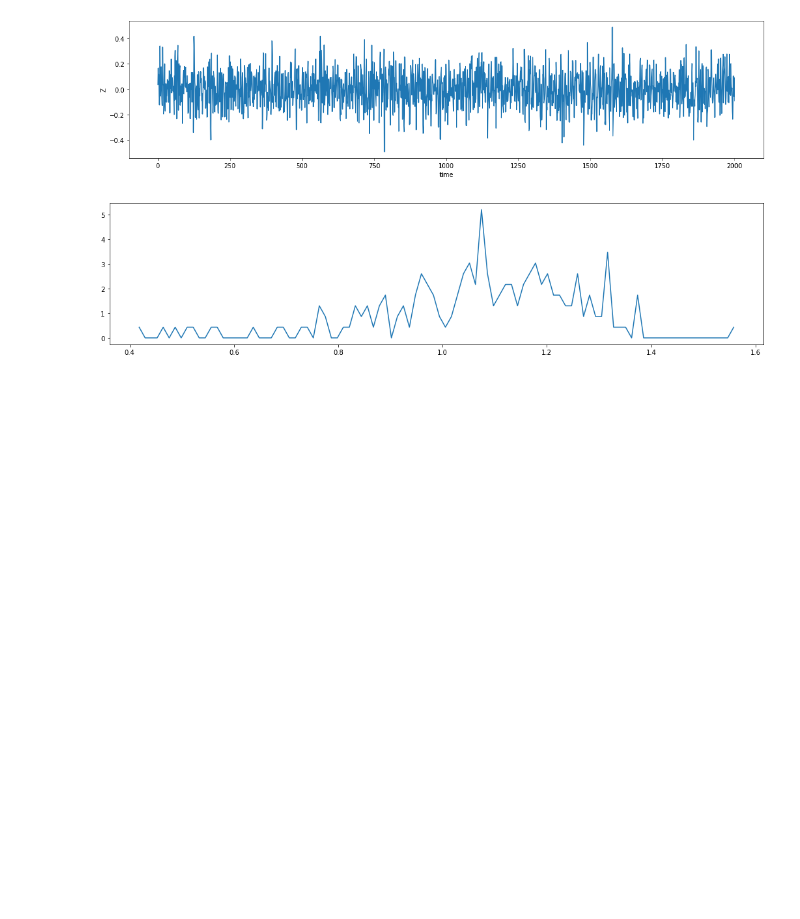
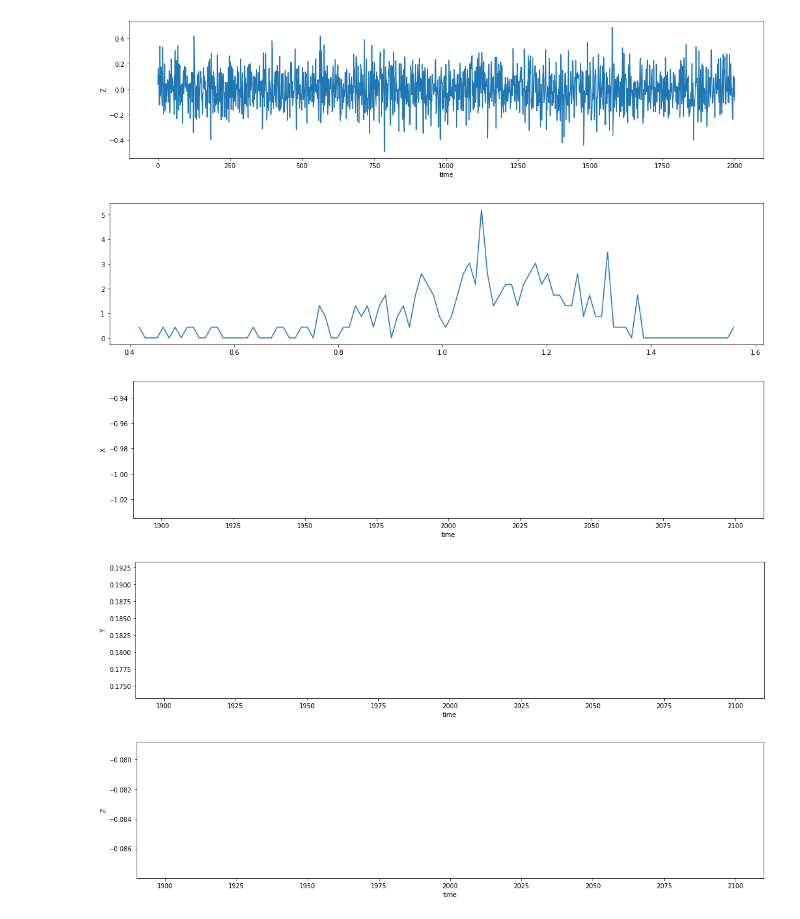
Before and after one commit to uibcdf/REMD_testbed, a Jupyter notebook: REMD_DP_rutina.ipynb, the cells around one changed output. Cells and saved outputs as stored; diff of their text form; code cells hidden in the pictures; blank space fills up the shorter version.

```diff
--- a/REMD_DP_rutina.ipynb
+++ b/REMD_DP_rutina.ipynb
@@ -90,0 +173,11 @@ plt.show()
+# %%
+plt.rcParams['figure.figsize'] = 18, 4
+for ii, ylabel in zip(range(3),['X','Y','Z']):
+    plt.plot(times2,positions2[:,ii])
+    plt.ylabel(ylabel)
+    plt.xlabel('time')
+    plt.show()
+# %% [output]
+[figure, added]
+[figure, added]
+[figure, added]
```
Also changed, not shown: parts of 2 cells of this notebook.
